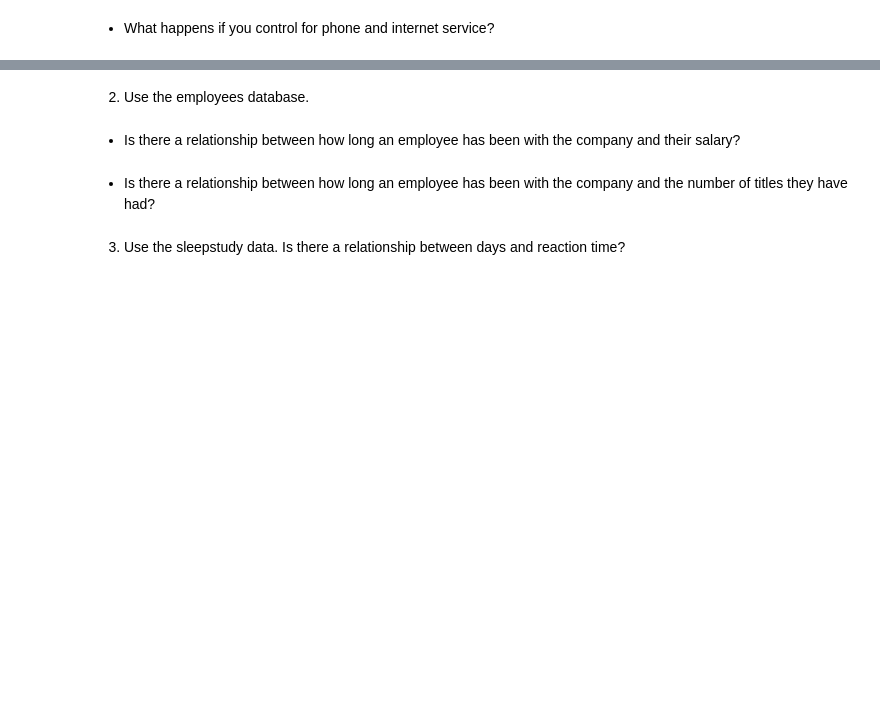
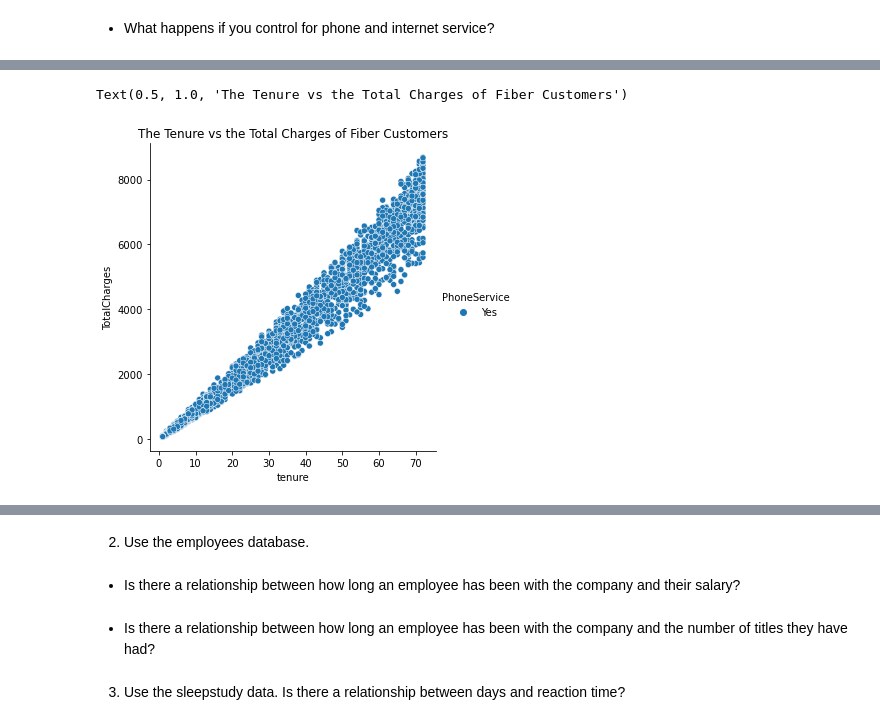
Before and after one commit to David-Howell/statistics-exercises, a Jupyter notebook: hypothesis_testing.ipynb, the cells around one changed output, grey strips where cells are left out. Saved outputs shown, nothing was run; the diff lists cells and outputs as text; code cells hidden in the pictures; blank space fills up the shorter version.

```diff
--- a/hypothesis_testing.ipynb
+++ b/hypothesis_testing.ipynb
@@ -308,0 +494,4 @@ Continue working in your `hypothesis_testing` notebook.
+# %%
+fiber_cust = telco_churn[['tenure', 'TotalCharges', 'PhoneService']]\
+[(telco_churn.InternetService == 'Fiber optic') & (telco_churn.TotalCharges > 0)]
+fiber_cust
@@ -308,0 +534,6 @@ Continue working in your `hypothesis_testing` notebook.
+# %%
+sns.relplot(x=fiber_cust.tenure, y=fiber_cust.TotalCharges, hue=fiber_cust.PhoneService)
+plt.title('The Tenure vs the Total Charges of Fiber Customers')
+# %% [output]
+Text(0.5, 1.0, 'The Tenure vs the Total Charges of Fiber Customers')
+[figure, added]
```
Also changed, not shown: parts of 27 cells of this notebook.
